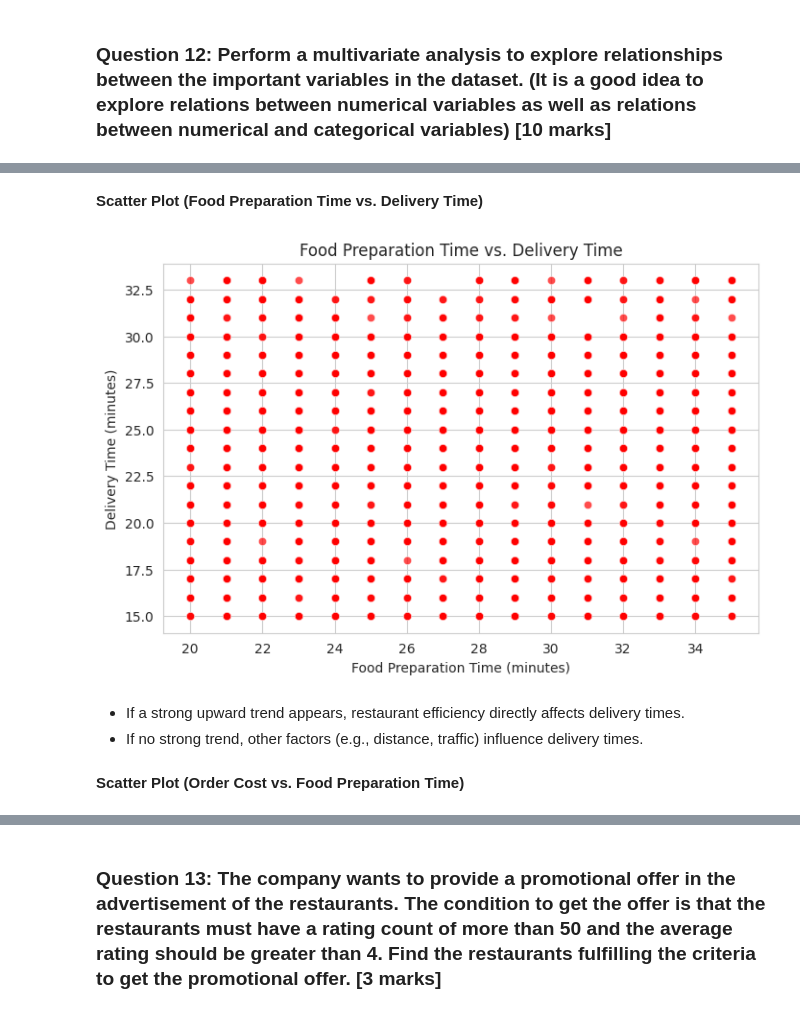
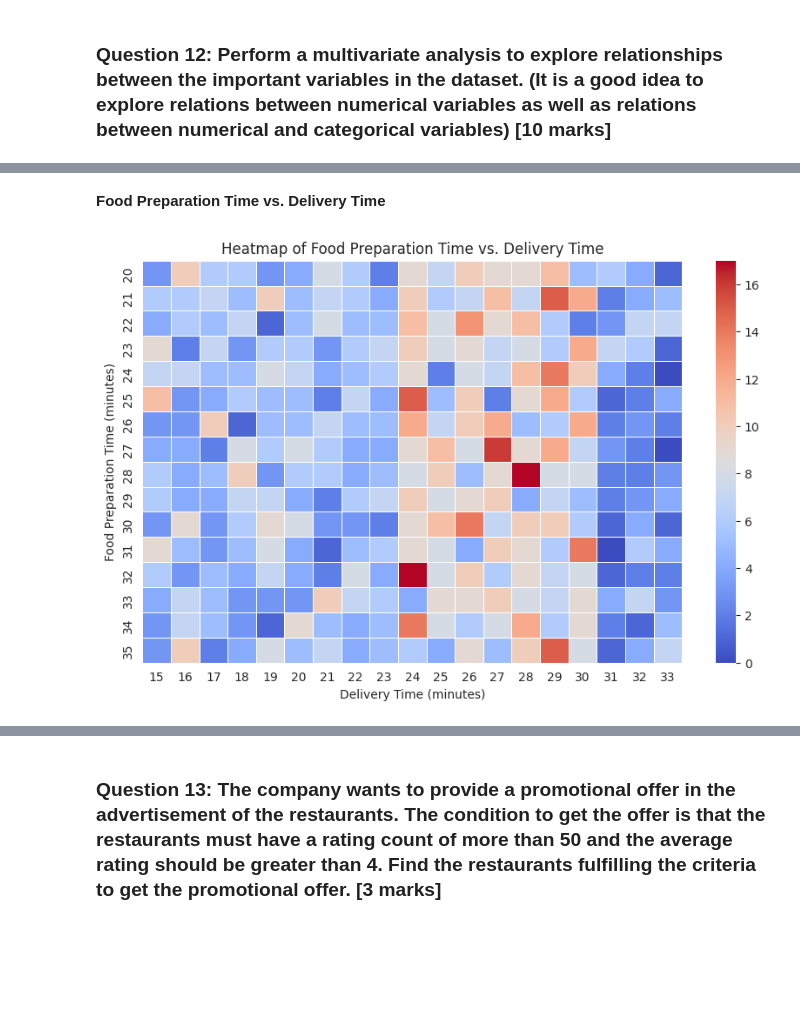
Before and after one commit to sarvanios6/foodhub-py, a Jupyter notebook: IP_Project_Question_Notebook.ipynb, the cells around one changed output, grey strips where cells are left out. Drawn from its saved outputs; the diff is of its cells as text; code cells hidden in the pictures; blank space fills up the shorter version.

```diff
--- a/IP_Project_Question_Notebook.ipynb
+++ b/IP_Project_Question_Notebook.ipynb
@@ -765,21 +965,24 @@ plt.show()
 # %% [markdown]
-**Scatter Plot (Food Preparation Time vs. Delivery Time)**
+**Food Preparation Time vs. Delivery Time**
 # %%
-# Scatter plot for Food Preparation Time vs. Delivery Time
-plt.figure(figsize=(8, 5))
-sns.scatterplot(x=df["food_preparation_time"], y=df["delivery_time"], alpha=0.7, color="red")
+# Create a pivot table for heatmap visualization
+heatmap_data = df.pivot_table(index="food_preparation_time",
+                              columns="delivery_time",
+                              aggfunc="size",
+                              fill_value=0)
 
-# Add labels and title
-plt.title("Food Preparation Time vs. Delivery Time")
-plt.xlabel("Food Preparation Time (minutes)")
-plt.ylabel("Delivery Time (minutes)")
+# Set figure size
+plt.figure(figsize=(10, 6))
+
+# Create a heatmap
+sns.heatmap(heatmap_data, cmap="coolwarm", linewidths=0.5)
+
+# Set labels and title
+plt.title("Heatmap of Food Preparation Time vs. Delivery Time")
+plt.xlabel("Delivery Time (minutes)")
+plt.ylabel("Food Preparation Time (minutes)")
 
 # Show plot
 plt.show()
 # %% [output]
-[figure, old version]
+[figure, new version]
-# %% [markdown]
-* If a strong upward trend appears, restaurant efficiency directly affects delivery times.
-* If no strong trend, other factors (e.g., distance, traffic) influence delivery times.
-# %% [markdown]
-**Scatter Plot (Order Cost vs. Food Preparation Time)**
```
Also changed, not shown: parts of 37 cells of this notebook.
